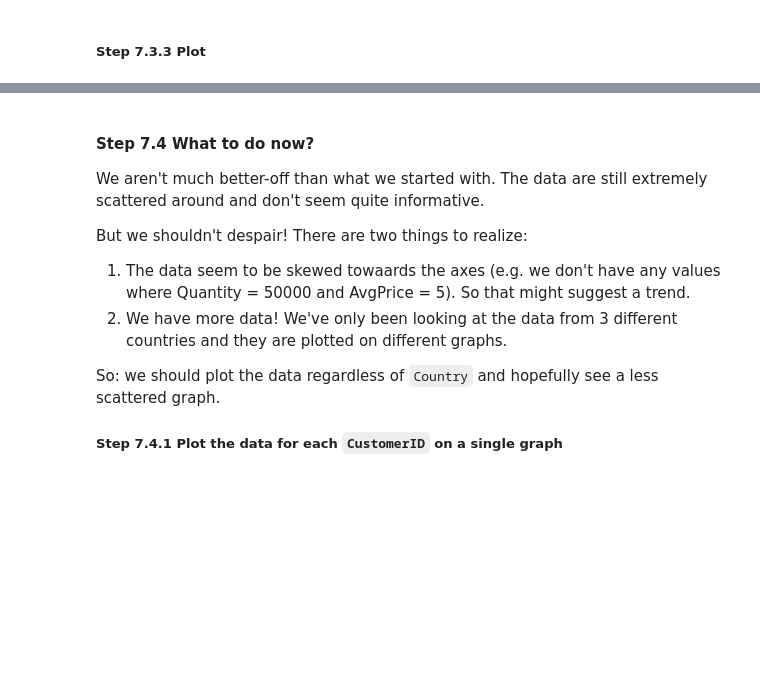
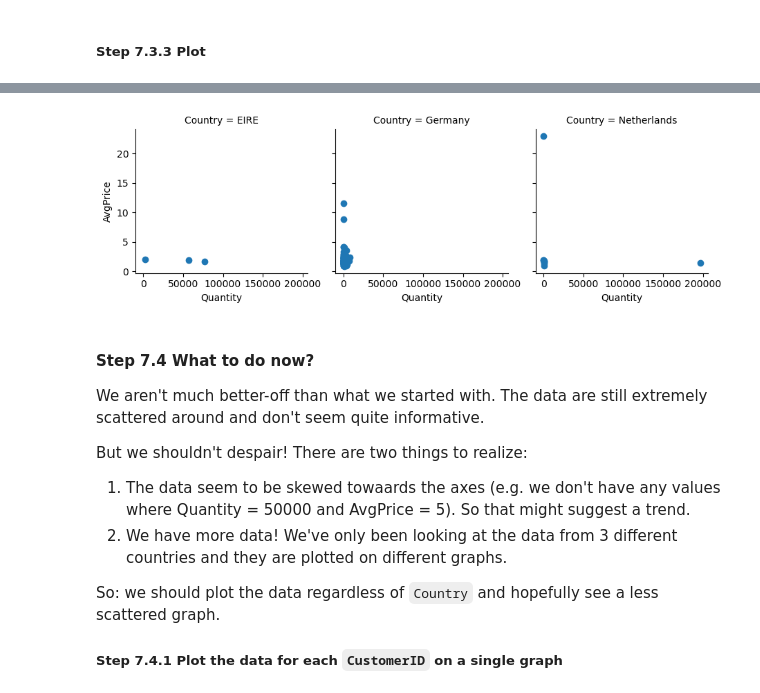
Before and after one commit to jptxaya/pandas_exercises, a Jupyter notebook: 07_Visualization/Online_Retail/Exercises.ipynb, the cells around one changed output, grey strips where cells are left out. Drawn from its saved outputs; the diff is of its cells as text; code cells hidden in the pictures; blank space fills up the shorter version.

```diff
--- a/07_Visualization/Online_Retail/Exercises.ipynb
+++ b/07_Visualization/Online_Retail/Exercises.ipynb
@@ -105,3 +228,13 @@ We will use this later to figure out an average price per customer.
+# %%
+g = sns.FacetGrid(plotted, col="Country")
+
+# map over a make a scatterplot
+g.map(plt.scatter, "Quantity", "AvgPrice", alpha=1)
+
+# adds legend
+g.add_legend();
+# %% [output]
+[figure, added]
 # %% [markdown]
 #### Step 7.4 What to do now?
 We aren't much better-off than what we started with. The data are still extremely scattered around and don't seem quite informative.
```
Also changed, not shown: parts of 16 cells of this notebook, 3 other files.
